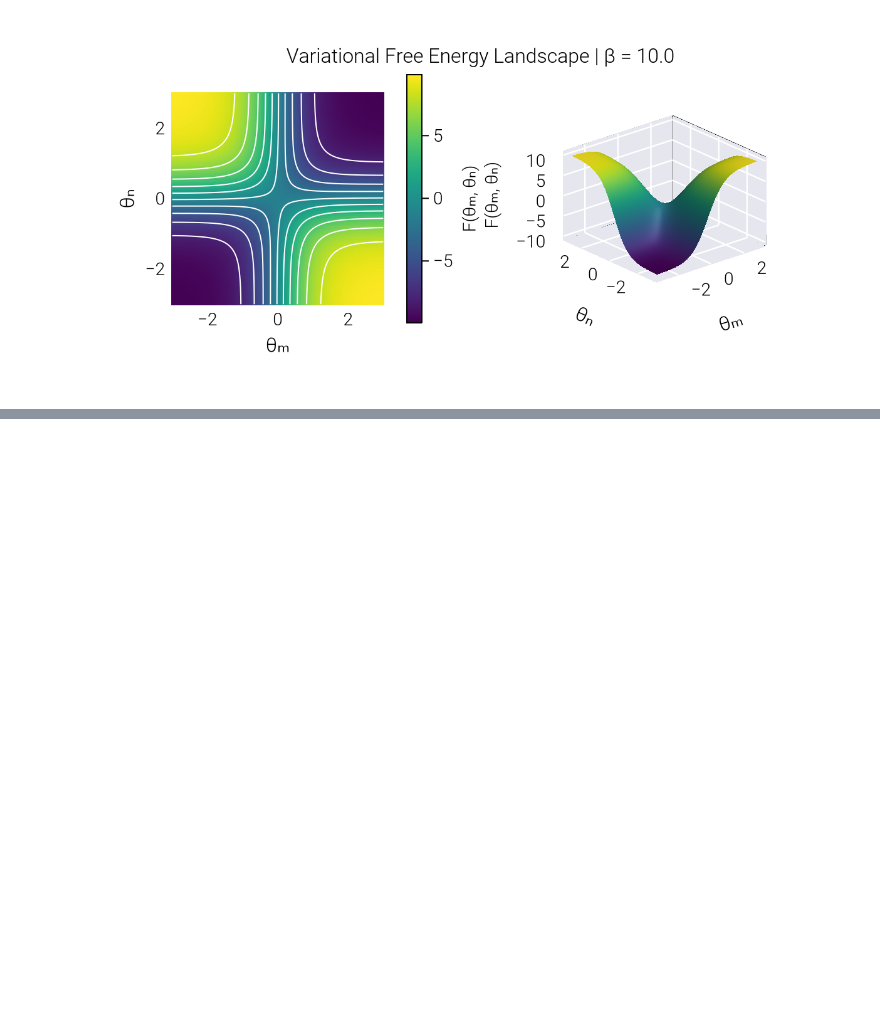
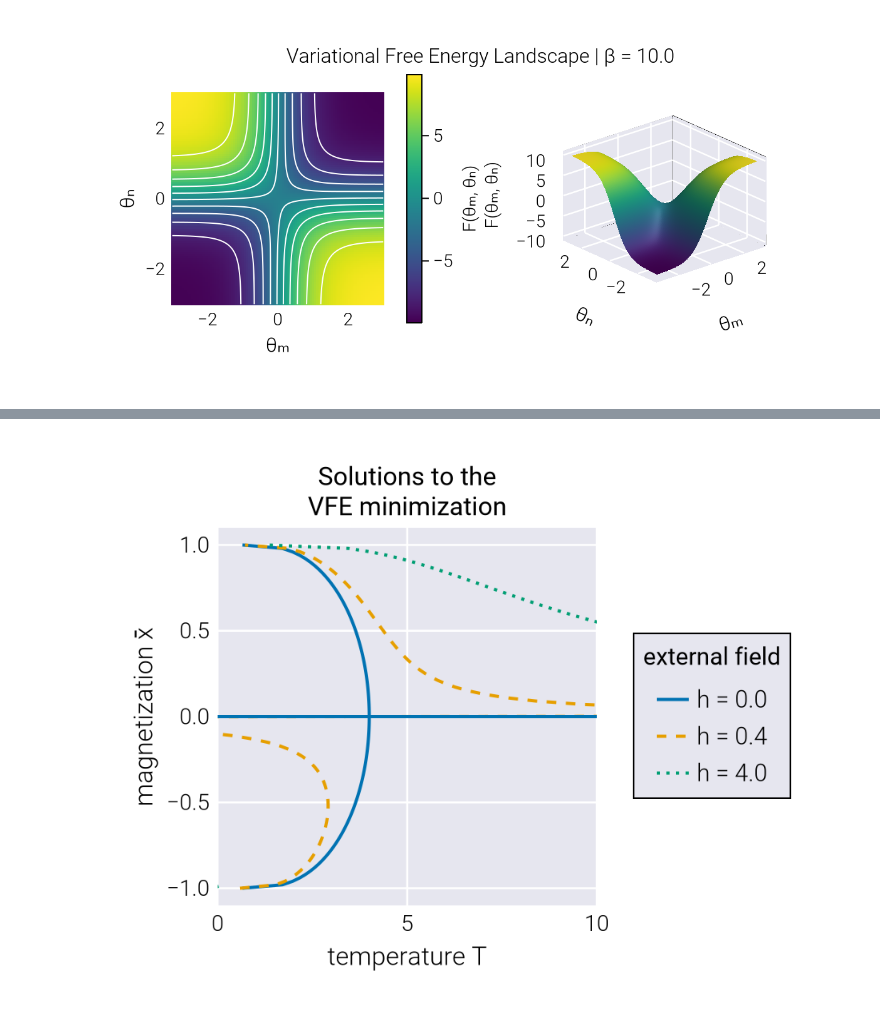
Before and after one commit to mrazomej/active_inference_tutorials, a Jupyter notebook: code/exploratory/ising_model_vfe.ipynb, the cells around one changed output, grey strips where cells are left out. Drawn from its saved outputs; the diff is of its cells as text; code cells hidden in the pictures; blank space fills up the shorter version.

```diff
--- a/code/exploratory/ising_model_vfe.ipynb
+++ b/code/exploratory/ising_model_vfe.ipynb
@@ -480,0 +581,56 @@ fig
+# %%
+# Initialize figure
+fig = Figure(size=(450, 350))
+
+# Add axis
+ax = Axis(
+    fig[1, 1],
+    xlabel="temperature T",
+    ylabel="magnetization x̄",
+    title="Solutions to the\nVFE minimization",
+    aspect=AxisAspect(1),
+)
+
+# Define number of neighbor spins
+C = 4
+
+# Define value of J
+J = 1.0
+
+# Define range of x̄ values to consider
+# NOTE: We do not use -1 or 1 because of the domain of atanh.
+x̄ = range(-1 + 1E-5, 1 - 1E-5, length=100)
+
+# Define values of external field
+h_array = [0.0, 0.4, C * J]
+# Define plot line styles
+style = [:solid, :dash, :dot, :solid]
+
+# Define function of β to find roots of
+f(β, x̄, h) = β * (C * J * x̄ + h) - atanh(x̄)
+
+# Loop over all values of h
+for (i, h) in enumerate(h_array)
+    # Find roots of equation for each value of x̄
+    β_roots = [Roots.find_zero.(β -> f(β, x, h), 1.0) for x in x̄]
+
+    # Compute temperature T for each value of β
+    T_roots = 1 ./ β_roots
+
+    # Add line plot
+    lines!(ax, T_roots, x̄, label="h = $h", linestyle=style[i])
+end # for h
+
+# Add extra line to emphasize the pitchfork bifurcation
+lines!(ax, [0.0, 10.0], [0.0, 0.0], color=ColorSchemes.seaborn_colorblind[1])
+
+
+# Define limits for x-axis
+xlims!(ax, 0, 10)
+
+# Add legend
+Legend(fig[1, 2], ax, "external field")
+
+fig
+# %% [output]
+[figure, added]
```
Also changed, not shown: parts of 13 cells of this notebook.
